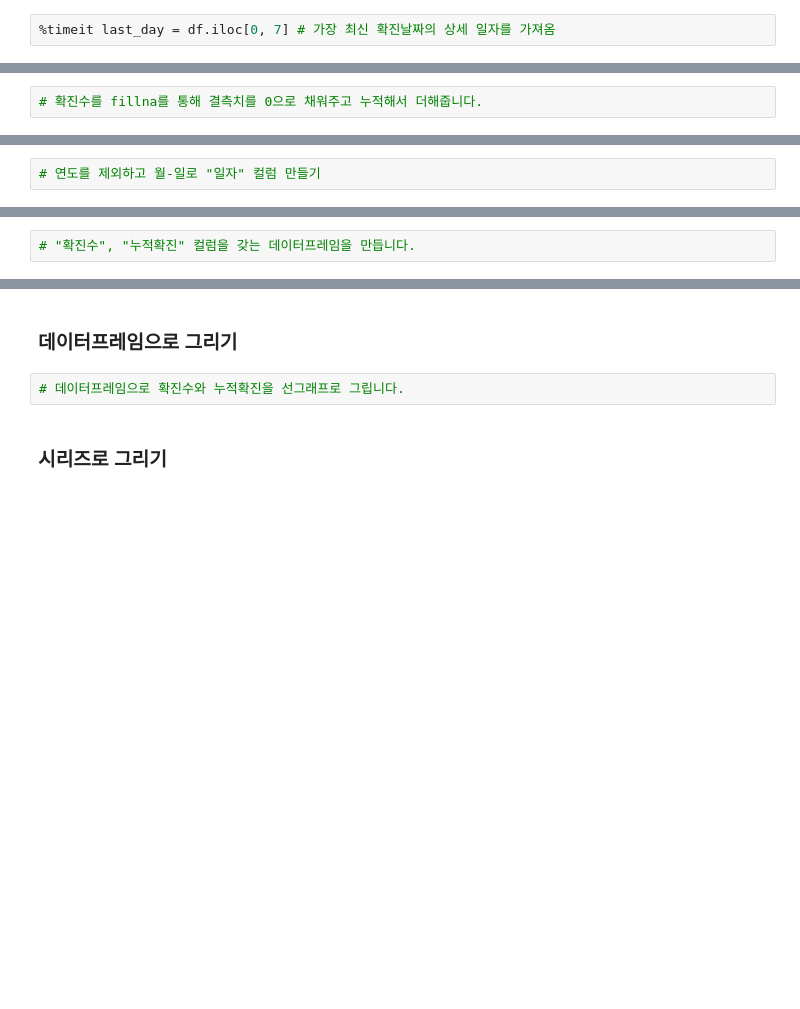
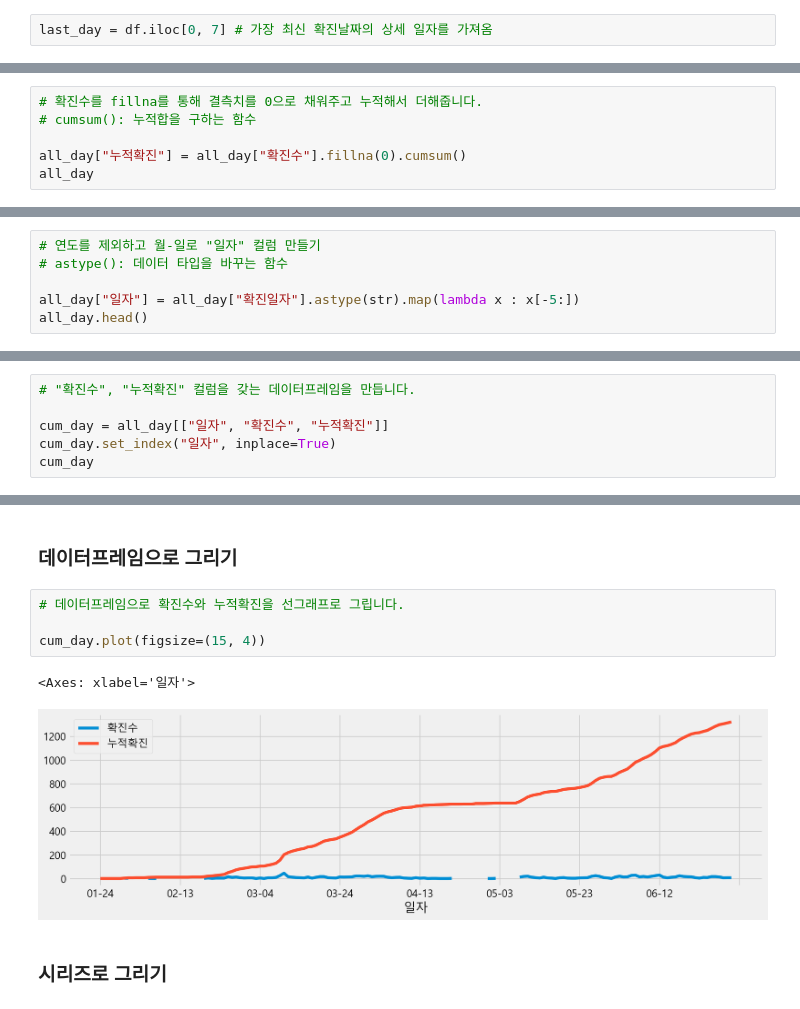
Before and after one commit to nz663633/data-analysis-viz, a Jupyter notebook: seoul-covid-19-02-eda-input.ipynb, the cells around one changed output, grey strips where cells are left out. Drawn from its saved outputs; the diff is of its cells as text; blank space fills up the shorter version.

Commit message:
feat: add cumulative sum plot

```diff
--- a/seoul-covid-19-02-eda-input.ipynb
+++ b/seoul-covid-19-02-eda-input.ipynb
@@ -357,2 +356,2 @@ month_weekly_case.plot.bar(figsize=(15, 4), rot=30)
 # %%
-%timeit last_day = df.iloc[0, 7] # 가장 최신 확진날짜의 상세 일자를 가져옴
+last_day = df.iloc[0, 7] # 가장 최신 확진날짜의 상세 일자를 가져옴
@@ -441,3 +438,7 @@ all_day.head()
 ## 누적 확진자 수 구하기
 # %%
 # 확진수를 fillna를 통해 결측치를 0으로 채워주고 누적해서 더해줍니다.
+# cumsum(): 누적합을 구하는 함수
+
+all_day["누적확진"] = all_day["확진수"].fillna(0).cumsum()
+all_day
@@ -444,2 +459,6 @@ all_day.head()
 # %%
 # 연도를 제외하고 월-일로 "일자" 컬럼 만들기
+# astype(): 데이터 타입을 바꾸는 함수
+
+all_day["일자"] = all_day["확진일자"].astype(str).map(lambda x : x[-5:])
+all_day.head()
@@ -446,2 +472,6 @@ all_day.head()
 # %%
 # "확진수", "누적확진" 컬럼을 갖는 데이터프레임을 만듭니다.
+
+cum_day = all_day[["일자", "확진수", "누적확진"]]
+cum_day.set_index("일자", inplace=True)
+cum_day
@@ -449,6 +494,11 @@ all_day.head()
 ### 데이터프레임으로 그리기
 # %%
 # 데이터프레임으로 확진수와 누적확진을 선그래프로 그립니다.
+
+cum_day.plot(figsize=(15, 4))
+# %% [output]
+<Axes: xlabel='일자'>
+[figure, added]
 # %% [markdown]
 ### 시리즈로 그리기
 # %%
```
Also changed, not shown: parts of 9 cells of this notebook.
